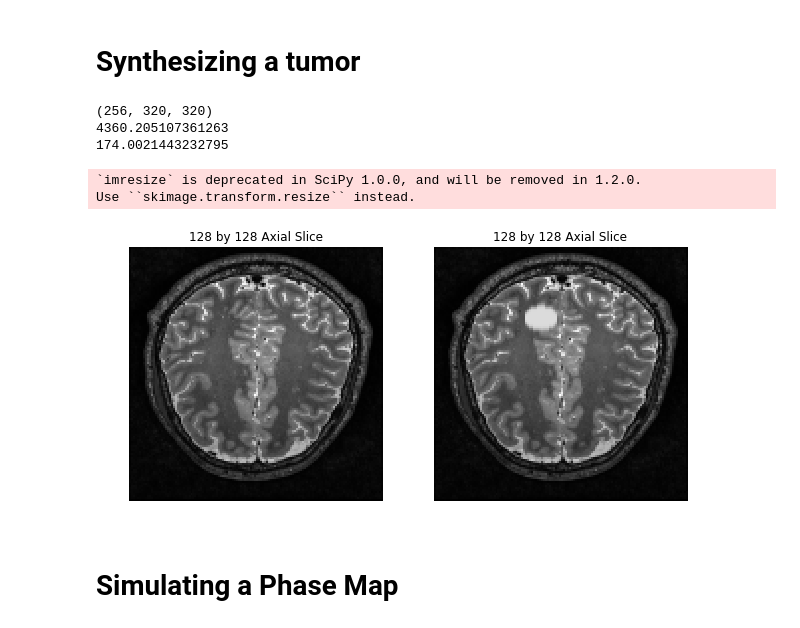
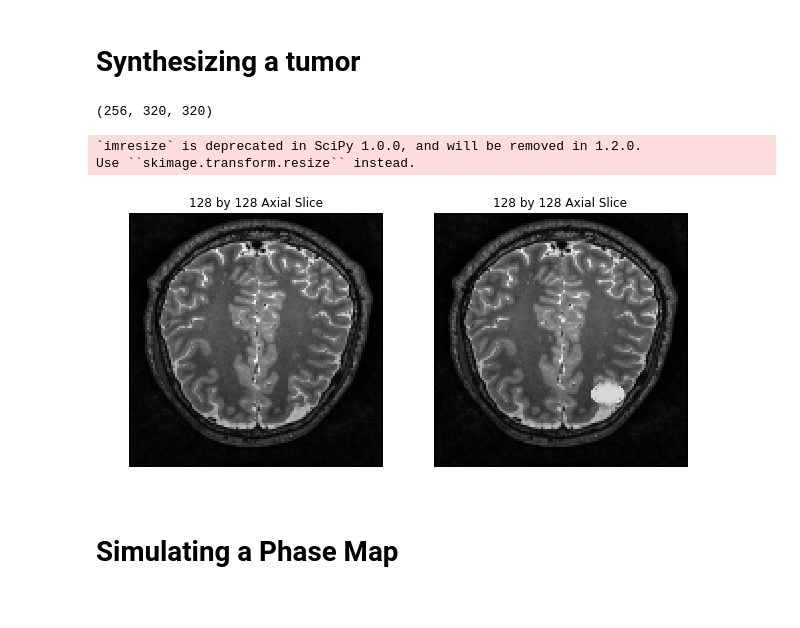
Before and after one commit to kelhallaoui/tutorials, a Jupyter notebook: MRI Imaging/MRI Image Processing Tutorials.ipynb, the cells around one changed output. Saved outputs shown, nothing was run; the diff lists cells and outputs as text; code cells hidden in the pictures.

```diff
--- a/MRI Imaging/MRI Image Processing Tutorials.ipynb
+++ b/MRI Imaging/MRI Image Processing Tutorials.ipynb
@@ -356,7 +356,8 @@ def get_csf_intensity(data):
     vals[::-1].sort()
     return np.mean(vals[0:2])
 
-def add_tumor(img, intensity, tumor_option = 'circle', radius = 0.10):
+def add_tumor(img, intensity, tumor_option = 'circle', diameter = 0.12,
+                   diameter_range = [1,1], intensity_range = [0.9,1]):
     """ Add a tumor to a 2D image
 
     A tumor is added at a random location, with a random size, and a
@@ -380,66 +381,63 @@ def add_tumor(img, intensity, tumor_option = 'circle', radius = 0.10):
     shift_x = np.random.uniform(-1*shape[0]//4,shape[0]//4)
     shift_y = np.random.uniform(-1*shape[1]//4,shape[1]//4)
 
-    # Distortion of the x and y axis to get a oval
-    dist_x, dist_y= np.random.uniform(0.3, 1), np.random.uniform(0.3, 1)
-
     # Create the matrix within which we will create the tumor
     x = np.arange(-shape[0]//2, shape[0]//2, 1)
     y = np.arange(-shape[1]//2, shape[1]//2, 1)
     xx, yy = np.meshgrid(x, y, sparse=True)
 
-    # The ditorted circular tumor
-    z = dist_x*(xx-shift_x)**2 + dist_y*(yy-shift_y)**2
+    # Distortion of the x and y axis to get a oval
+    dist_x, dist_y = diameter_range[0], diameter_range[1]
+
+    # The distorted circular tumor
+    z = ((xx-shift_x)/dist_x)**2 + ((yy-shift_y)/dist_y)**2
 
     # The radius of the circular tumor
-    rad = radius*shape[0]//2
+    rad = diameter*shape[0]//2
 
     if tumor_option == 'circle':
-        # Size of the tumor region
-        tumor_r = np.random.uniform(0.8, 1.2)
-
         # Tumor intesity
-        m = np.random.uniform(0.9 * intensity, intensity)
-        img[z<int((tumor_r * rad)**2)] = m
+        m = np.random.uniform(intensity_range[0] * intensity,
+                              intensity_range[1] * intensity)
+        img[z<int(rad**2)] = m
 
         # Add a smoothing function to the real and imaginary part
+        dist_x = np.random.uniform(diameter_range[0], diameter_range[1])
+        dist_y = np.random.uniform(diameter_range[0], diameter_range[1])
+
         dist_x, dist_y= np.random.uniform(0.8, 1.2), np.random.uniform(0.8, 1.2)
-        z = dist_x*(xx-shift_x)**2 + dist_y*(yy-shift_y)**2
-        img[z<int(4*(rad)**2)] = ndimage.filters.gaussian_filter(img[z<int(4*(rad)**2)],
+
+        z = ((xx-shift_x)/dist_x)**2 + ((yy-shift_y)/dist_y)**2
+        img[z<int(rad**2)] = ndimage.filters.gaussian_filter(img[z<int(rad**2)],
                                                                      sigma = 1,
                                                                      mode='constant')
-
         return img
 # %%
 # Get the tumor intensity to be close to the CSF
 tumor_intensity = tumor_intensity = 255*get_csf_intensity(data_b1_corr)/np.max(np.abs(data_b1_corr))
-
-print(np.max(data_b1_corr))
-print(tumor_intensity)
 
 img = extract_slice(data_b1_corr, 0.32 + 100*0.003125)
 img = resize_image(img, 128)
 
 plt.figure(figsize=(10,10))
 plt.subplot(1,2,1)
 plt.imshow(img.T, 'gray')
 plt.axis('off')
 plt.title('128 by 128 Axial Slice')
 
 plt.subplot(1,2,2)
-img_tumor = add_tumor(img, tumor_intensity,'circle', 0.10)
+img_tumor = add_tumor(img, tumor_intensity, tumor_option = 'circle', diameter = 0.12,
+                      diameter_range = [0.8,1.2], intensity_range = [0.9,1])
 plt.imshow(img_tumor.T, 'gray')
 plt.axis('off')
 plt.title('128 by 128 Axial Slice')
 
 plt.show()
 # %% [output]
 (256, 320, 320)
-4360.205107361263
-174.0021443232795
 `imresize` is deprecated in SciPy 1.0.0, and will be removed in 1.2.0.
 Use ``skimage.transform.resize`` instead.
-[figure, old version]
+[figure, new version]
 # %% [markdown]
 # Simulating a Phase Map
 # %% [markdown]
```
Also changed, not shown: parts of 2 cells of this notebook, 1 other file.
